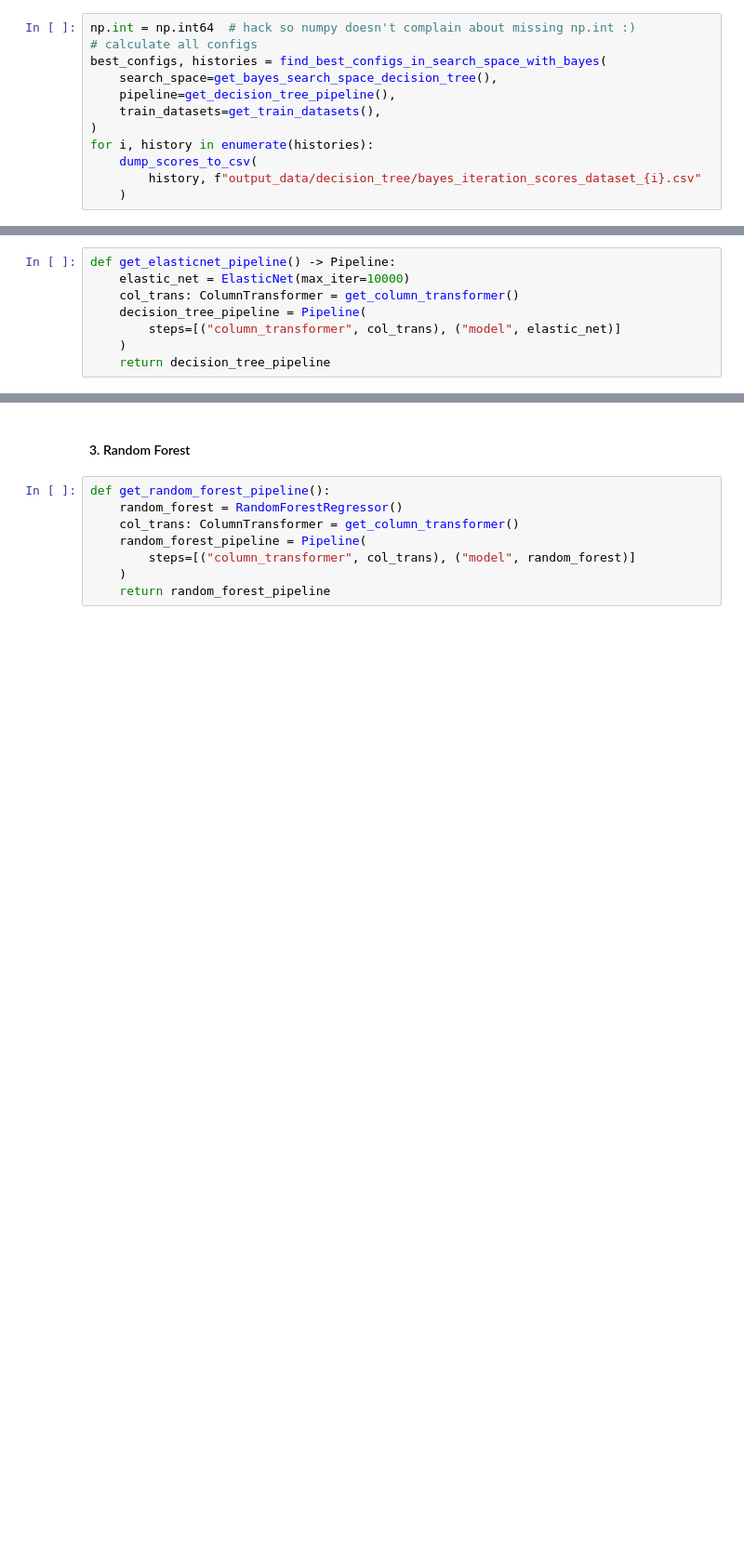
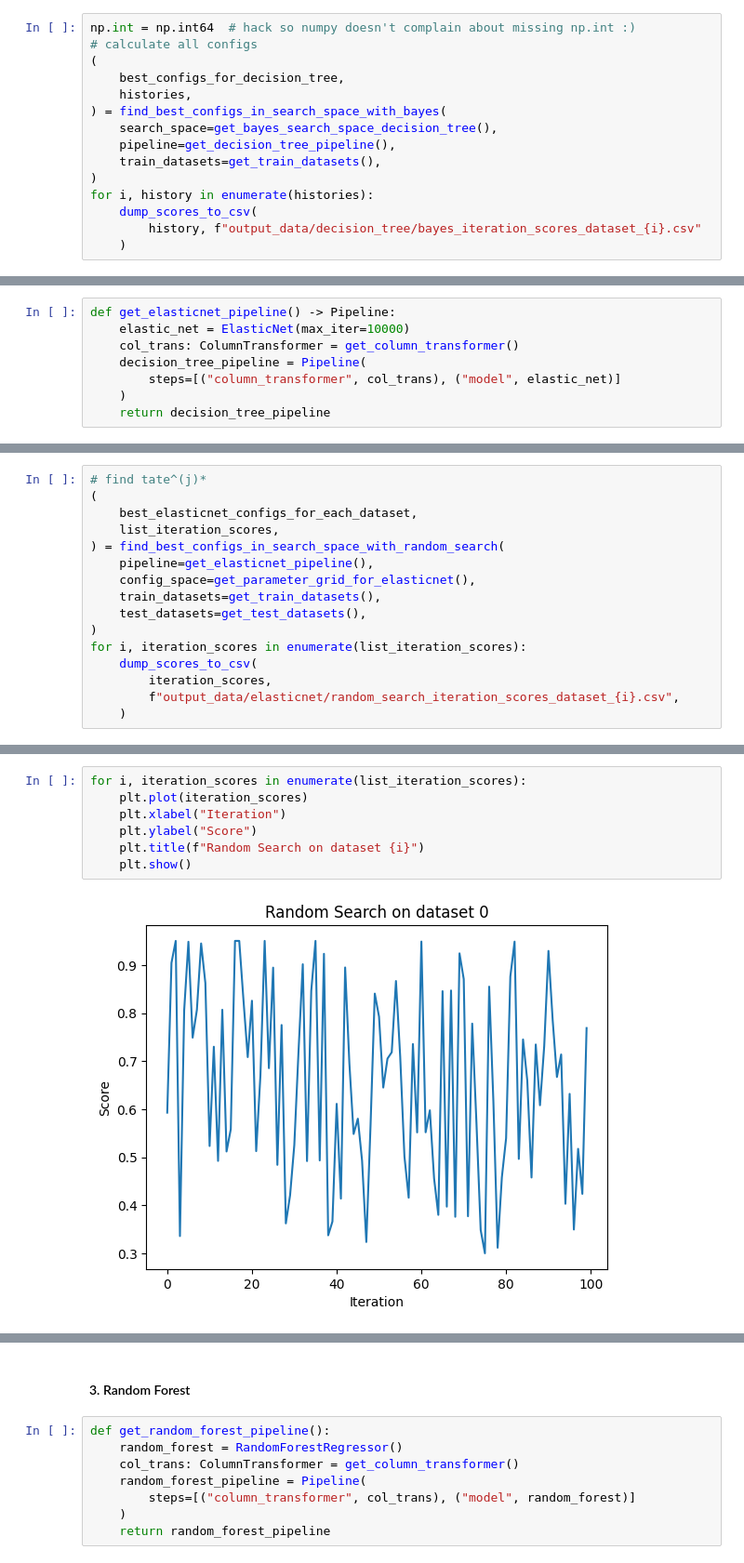
Before and after one commit to CJ4n/AutoML_HM1, a Jupyter notebook: solution.ipynb, the cells around one changed output, grey strips where cells are left out. Shown at 93% size. Saved outputs shown, nothing was run; the diff lists cells and outputs as text; blank space fills up the shorter version.

```diff
--- a/solution.ipynb
+++ b/solution.ipynb
@@ -327,7 +318,10 @@ def get_bayes_search_space_decision_tree():
 # %%
 np.int = np.int64  # hack so numpy doesn't complain about missing np.int :)
 # calculate all configs
-best_configs, histories = find_best_configs_in_search_space_with_bayes(
+(
+    best_configs_for_decision_tree,
+    histories,
+) = find_best_configs_in_search_space_with_bayes(
     search_space=get_bayes_search_space_decision_tree(),
     pipeline=get_decision_tree_pipeline(),
     train_datasets=get_train_datasets(),
@@ -467,0 +496,16 @@ evaluate_pipeline_on_datasets(
+# %%
+# find tate^(j)*
+(
+    best_elasticnet_configs_for_each_dataset,
+    list_iteration_scores,
+) = find_best_configs_in_search_space_with_random_search(
+    pipeline=get_elasticnet_pipeline(),
+    config_space=get_parameter_grid_for_elasticnet(),
+    train_datasets=get_train_datasets(),
+    test_datasets=get_test_datasets(),
+)
+for i, iteration_scores in enumerate(list_iteration_scores):
+    dump_scores_to_csv(
+        iteration_scores,
+        f"output_data/elasticnet/random_search_iteration_scores_dataset_{i}.csv",
+    )
@@ -467,0 +525,9 @@ evaluate_pipeline_on_datasets(
+# %%
+for i, iteration_scores in enumerate(list_iteration_scores):
+    plt.plot(iteration_scores)
+    plt.xlabel("Iteration")
+    plt.ylabel("Score")
+    plt.title(f"Random Search on dataset {i}")
+    plt.show()
+# %% [output]
+[figure, added]
```
Also changed, not shown: parts of 35 cells of this notebook, 11 other files.
